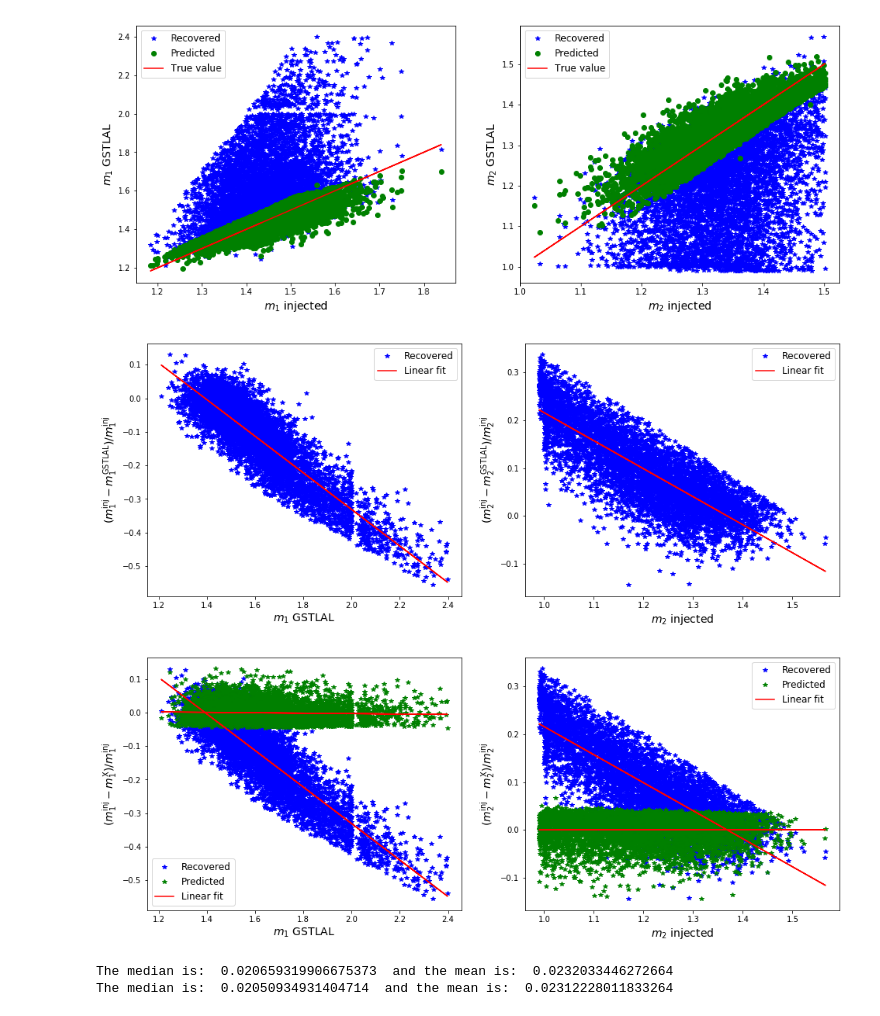
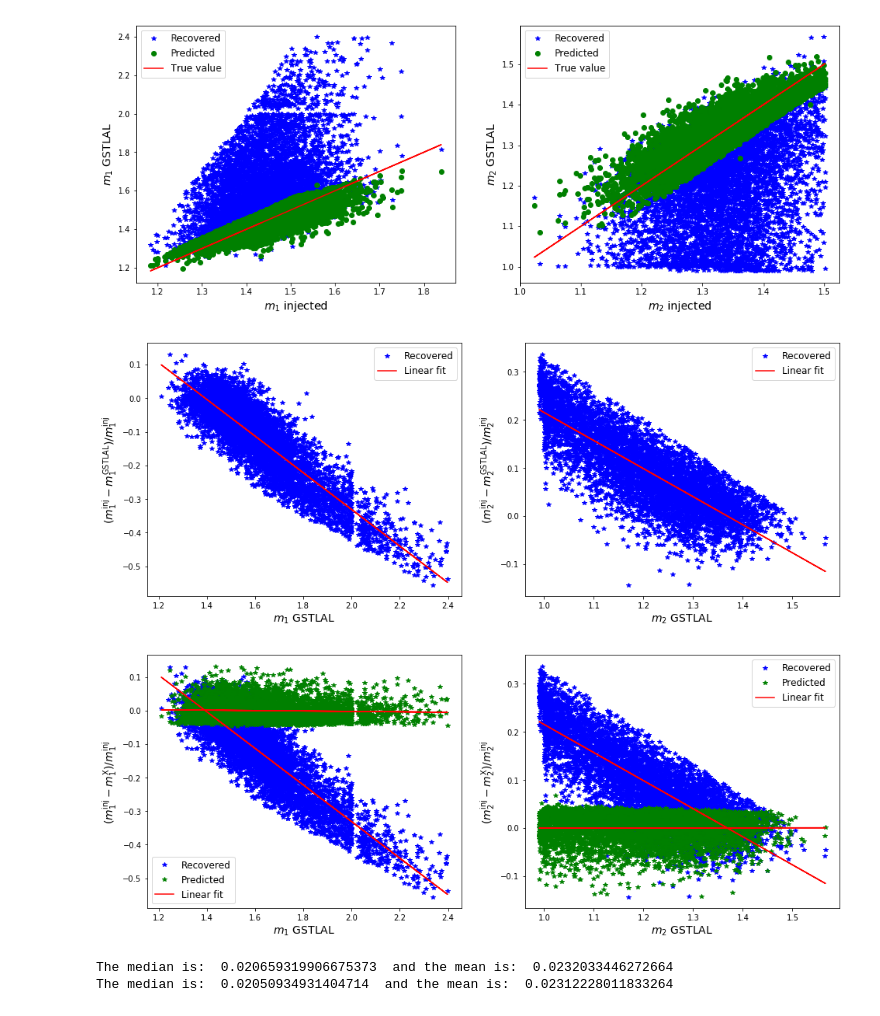
Before and after one commit to PhoenixBirdCreations/IPAM2021_ML, a Jupyter notebook: algo/GPR/gpytorch/notebooks/errors.ipynb, the cells around one changed output. Saved outputs shown, nothing was run; the diff lists cells and outputs as text; code cells hidden in the pictures.

```diff
--- a/algo/GPR/gpytorch/notebooks/errors.ipynb
+++ b/algo/GPR/gpytorch/notebooks/errors.ipynb
@@ -275,12 +275,12 @@ ax[0].set_xlabel(r'$m_1$ GSTLAL', fontsize=14)
 ax[0].set_ylabel(r'$(m_1^{\mathrm{inj}}-m_1^{\mathrm{GSTLAL}})/m_1^{\mathrm{inj}}$', fontsize=14)
 ax[0].legend(fontsize=12)
 
-ax[1].set_xlabel(r'$m_2$ injected', fontsize=14)
+ax[1].set_xlabel(r'$m_2$ GSTLAL', fontsize=14)
 ax[1].set_ylabel(r'$(m_2^{\mathrm{inj}}-m_2^{\mathrm{GSTLAL}})/m_2^{\mathrm{inj}}$', fontsize=14)
 ax[1].legend(fontsize=12)
 plt.show()
 # %% [output]
-[figure, old version]
+[figure, new version]
 # %%
 # Initialize plot
 f, ax = plt.subplots(1, 2, figsize=(16, 6))
@@ -293,35 +293,35 @@ ax[1].plot(xtest[:,1], rec_rel_err[:,1], 'b*', label='Recovered')
 ax[0].plot(xtest[:,0], rel_err[:,0], 'g*', label='Predicted')
 ax[1].plot(xtest[:,1], rel_err[:,1], 'g*', label='Predicted')
 
 #Linear fit
 
 z = np.polyfit(xtest[:,0], rec_rel_err[:,0], 1)
 p = np.poly1d(z)
 ax[0].plot(xtest[:,0], p(xtest[:,0]), 'r', label='Linear fit')
 
 z = np.polyfit(xtest[:,0], rel_err[:,0], 1)
 p = np.poly1d(z)
 ax[0].plot(xtest[:,0], p(xtest[:,0]), 'r')
 
 z = np.polyfit(xtest[:,1], rec_rel_err[:,1], 1)
 p = np.poly1d(z)
 ax[1].plot(xtest[:,1], p(xtest[:,1]), 'r', label='Linear fit')
 
 z = np.polyfit(xtest[:,1], rel_err[:,1], 1)
 p = np.poly1d(z)
 ax[1].plot(xtest[:,1], p(xtest[:,1]), 'r')
 
 
 ax[0].set_xlabel(r'$m_1$ GSTLAL', fontsize=14)
 ax[0].set_ylabel(r'$(m_1^{\mathrm{inj}}-m_1^{\mathrm{X}})/m_1^{\mathrm{inj}}$', fontsize=14)
 ax[0].legend(fontsize=12)
 
-ax[1].set_xlabel(r'$m_2$ injected', fontsize=14)
+ax[1].set_xlabel(r'$m_2$ GSTLAL', fontsize=14)
 ax[1].set_ylabel(r'$(m_2^{\mathrm{inj}}-m_2^{\mathrm{X}})/m_2^{\mathrm{inj}}$', fontsize=14)
 ax[1].legend(fontsize=12)
 plt.show()
 # %% [output]
-[figure, old version]
+[figure, new version]
 # %%
 fig, axis = plt.subplots(1, figsize=(7,6))
 
```
Also changed, not shown: parts of 1 cell of this notebook, 4 other files.
